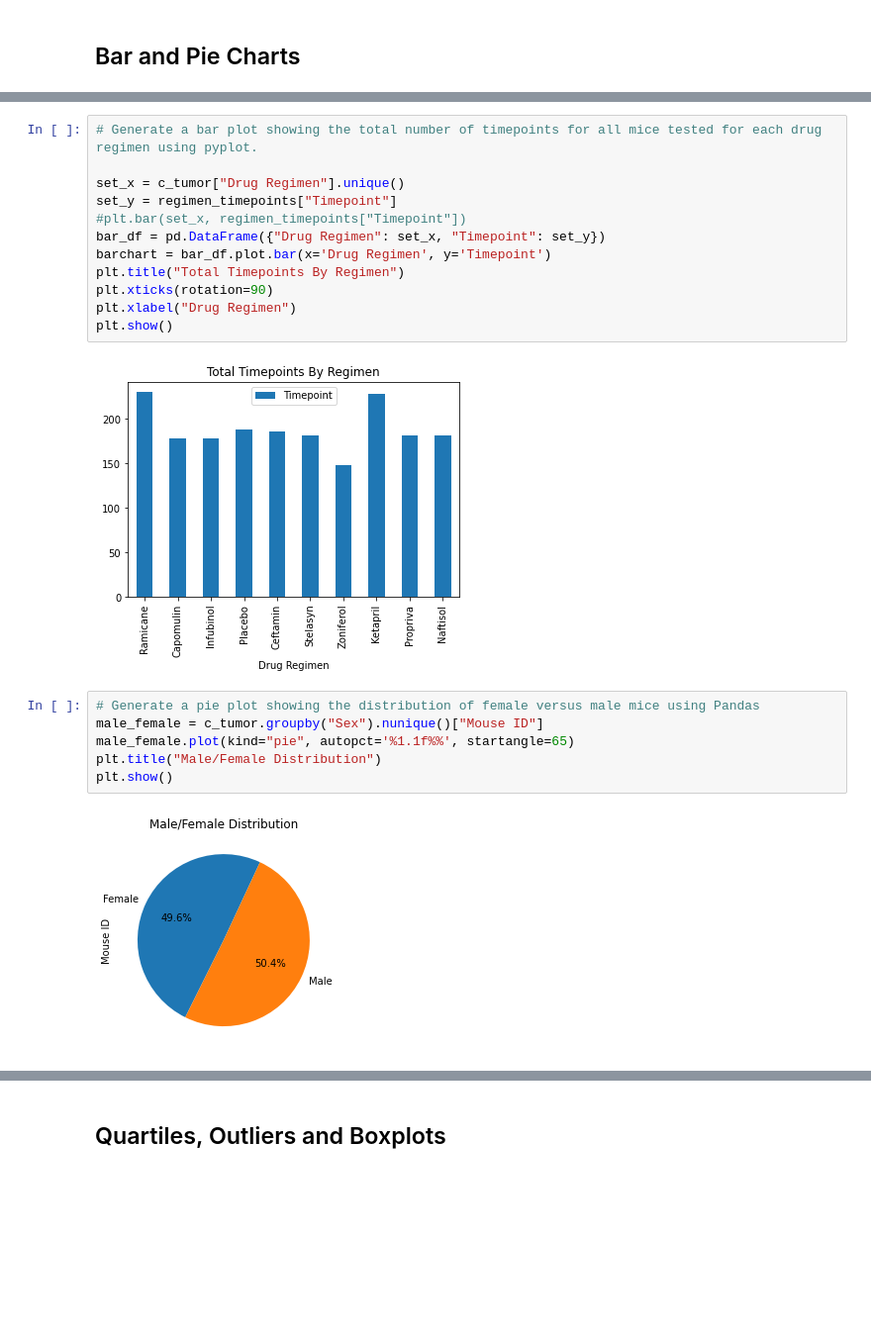
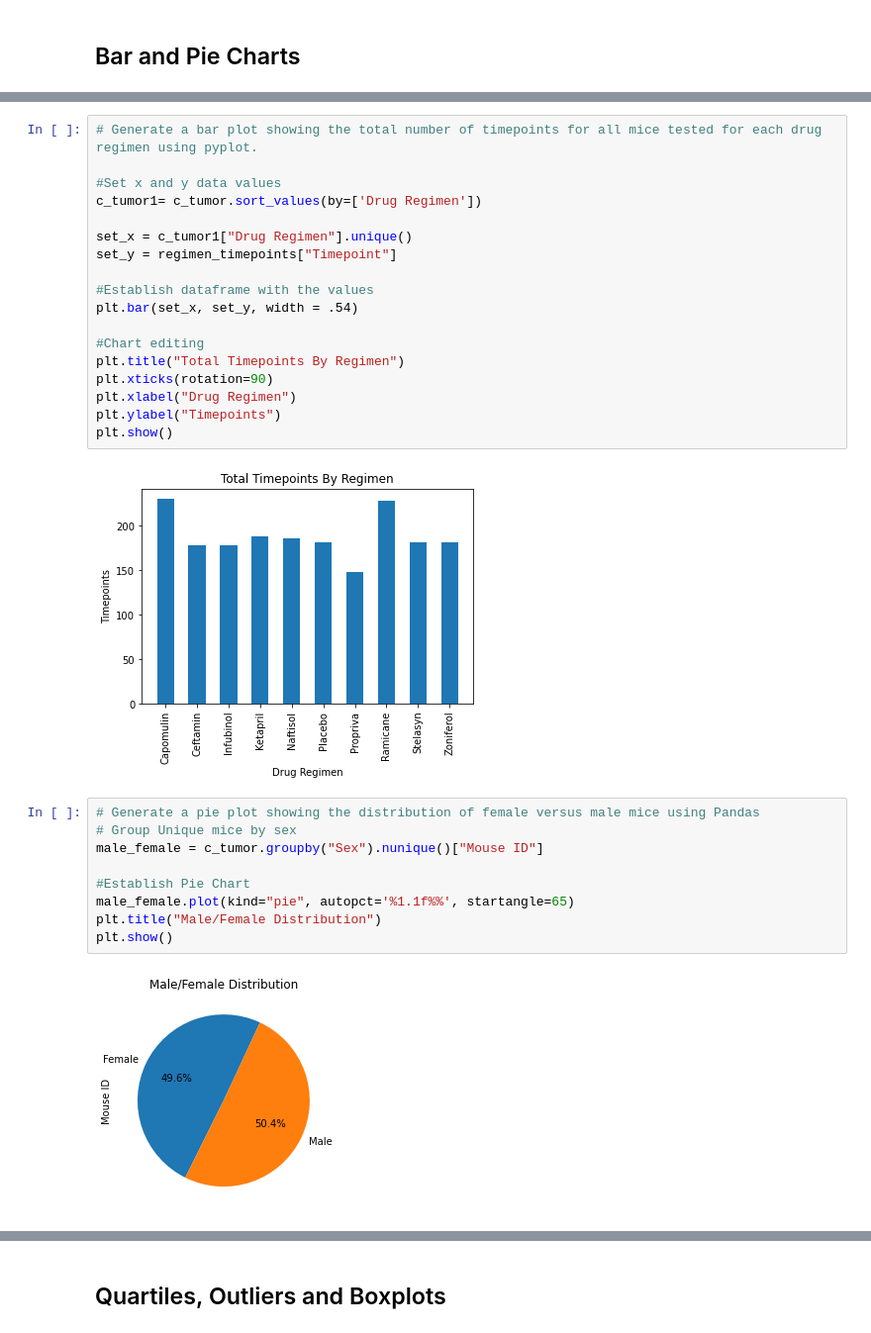
Before and after one commit to Sophstep2015/matplotlib-challenge, a Jupyter notebook: pymaceuticals_starter.ipynb, the cells around one changed output, grey strips where cells are left out. Shown: that part at 99% size. Cells and saved outputs as stored; diff of their text form; blank space fills up the shorter version.

```diff
--- a/pymaceuticals_starter.ipynb
+++ b/pymaceuticals_starter.ipynb
@@ -108,20 +113,29 @@ plt.show()
 # %%
 # Generate a bar plot showing the total number of timepoints for all mice tested for each drug regimen using pyplot.
 
-set_x = c_tumor["Drug Regimen"].unique()
+#Set x and y data values
+c_tumor1= c_tumor.sort_values(by=['Drug Regimen'])
+
+set_x = c_tumor1["Drug Regimen"].unique()
 set_y = regimen_timepoints["Timepoint"]
-#plt.bar(set_x, regimen_timepoints["Timepoint"])
-bar_df = pd.DataFrame({"Drug Regimen": set_x, "Timepoint": set_y})
-barchart = bar_df.plot.bar(x='Drug Regimen', y='Timepoint')
+
+#Establish dataframe with the values
+plt.bar(set_x, set_y, width = .54)
+
+#Chart editing
 plt.title("Total Timepoints By Regimen")
 plt.xticks(rotation=90)
 plt.xlabel("Drug Regimen")
+plt.ylabel("Timepoints")
 plt.show()
 # %% [output]
-[figure, old version]
+[figure, new version]
 # %%
 # Generate a pie plot showing the distribution of female versus male mice using Pandas
+# Group Unique mice by sex
 male_female = c_tumor.groupby("Sex").nunique()["Mouse ID"]
+
+#Establish Pie Chart
 male_female.plot(kind="pie", autopct='%1.1f%%', startangle=65)
 plt.title("Male/Female Distribution")
 plt.show()
```
Also changed, not shown: parts of 9 cells of this notebook.
